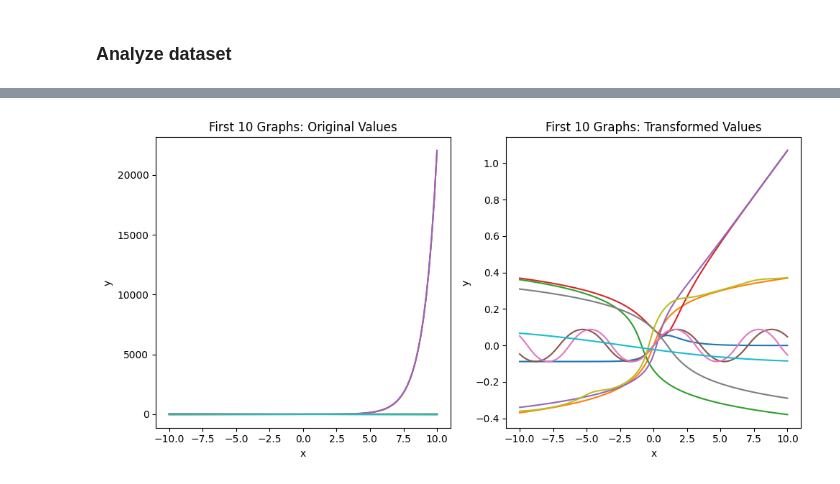
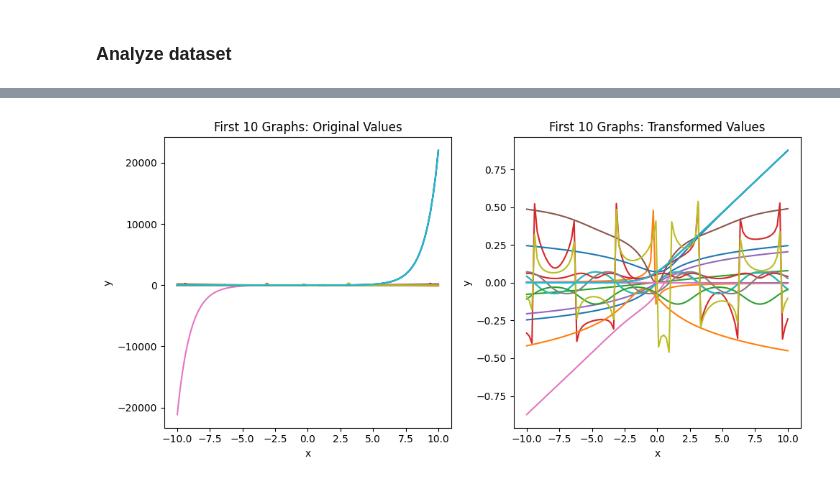
Before and after one commit to LuisCarretero/similar-expressions, a Jupyter notebook: src/datagen_jl/check_dataset.ipynb, the cells around one changed output, grey strips where cells are left out. Drawn from its saved outputs; the diff is of its cells as text; code cells hidden in the pictures.

```diff
--- a/src/datagen_jl/check_dataset.ipynb
+++ b/src/datagen_jl/check_dataset.ipynb
@@ -23,7 +23,7 @@ import numpy as np
 import torch
 # %%
 datapath = '/Users/luis/Desktop/Cranmer 2024/Workplace/smallMutations/similar-expressions/data'
-syntax, consts, values, val_x, syntax_cats = load_dataset(datapath, 'dataset_240822_1')
+syntax, consts, values, val_x, syntax_cats = load_dataset(datapath, 'dataset_240903_1')
 
 min_, max_ = np.arcsinh(values.min()), np.arcsinh(values.max())
 value_transform = lambda x: 2 * (torch.arcsinh(x) - min_) / (max_ - min_) - 1  # Center in range
@@ -57,7 +57,7 @@ Number of outliers detected using IQR method: 5416244
 # %%
-plot_values(val_x, values, val_transformed, idx=np.arange(0, 10))
+plot_values(val_x, values, val_transformed, idx=np.arange(0, 20))
 # %% [output]
-[figure, old version]
+[figure, new version]
 # %%
 mask = (syntax[:, :, syntax_cats.index('CON')] == 1)
 active_consts = consts[mask]
```
Also changed, not shown: parts of 3 cells of this notebook, 17 other files.
